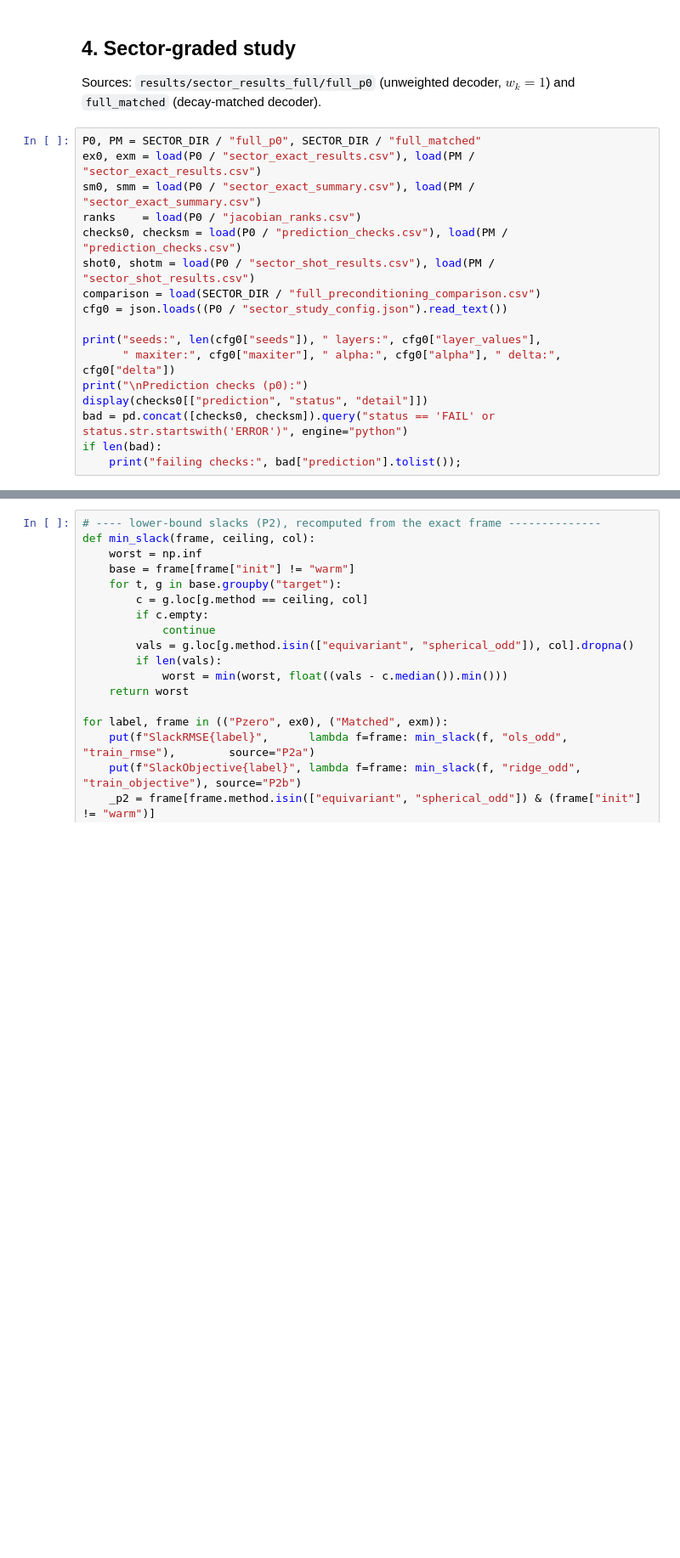
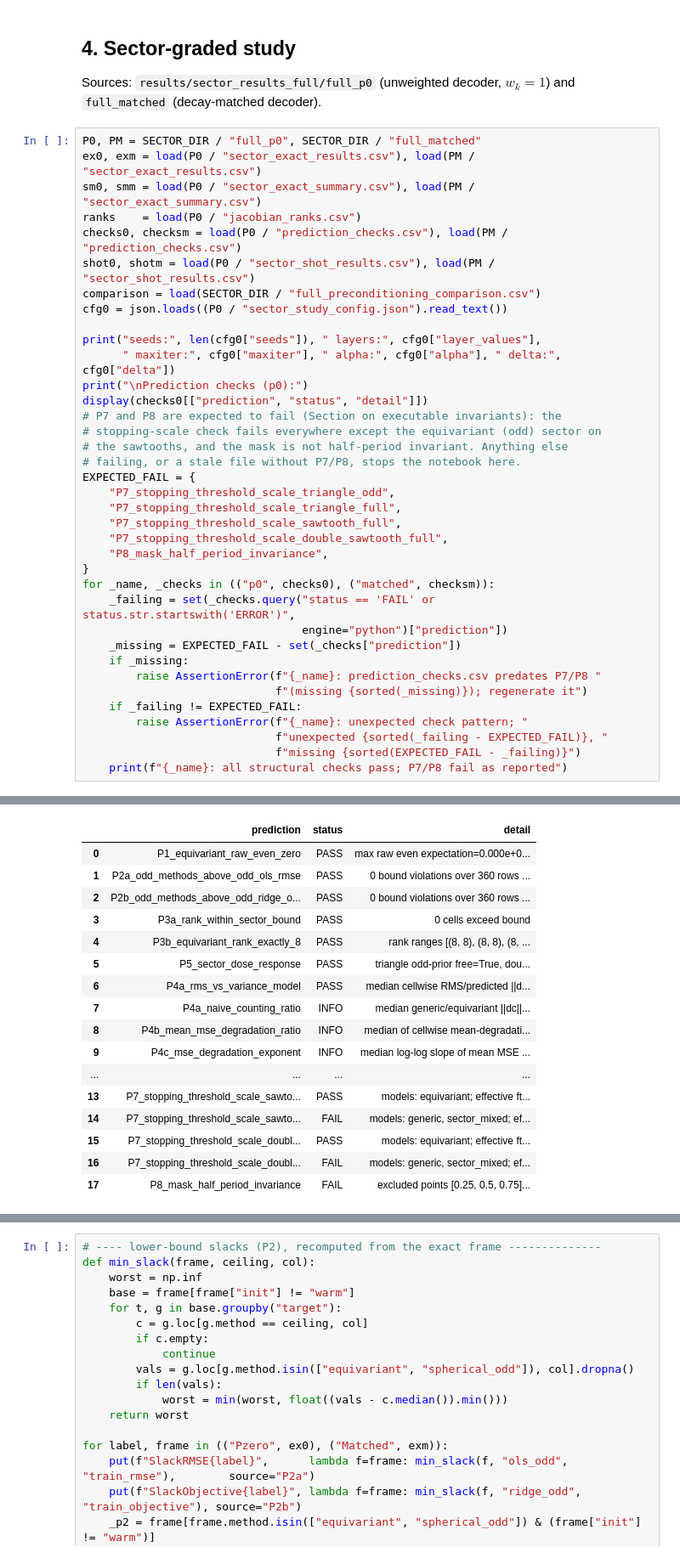
Before and after one commit to LiraCurri/ckks-vqa-diagnostic, a Jupyter notebook: notebooks/paper2_analysis.ipynb, the cells around one changed output, grey strips where cells are left out. Shown at 85% size. Drawn from its saved outputs; the diff is of its cells as text; blank space fills up the shorter version.

```diff
--- a/notebooks/paper2_analysis.ipynb
+++ b/notebooks/paper2_analysis.ipynb
@@ -207,6 +215,27 @@ print("seeds:", len(cfg0["seeds"]), " layers:", cfg0["layer_values"],
       " maxiter:", cfg0["maxiter"], " alpha:", cfg0["alpha"], " delta:", cfg0["delta"])
 print("\nPrediction checks (p0):")
 display(checks0[["prediction", "status", "detail"]])
-bad = pd.concat([checks0, checksm]).query("status == 'FAIL' or status.str.startswith('ERROR')", engine="python")
-if len(bad):
-    print("failing checks:", bad["prediction"].tolist());
+# P7 and P8 are expected to fail (Section on executable invariants): the
+# stopping-scale check fails everywhere except the equivariant (odd) sector on
+# the sawtooths, and the mask is not half-period invariant. Anything else
+# failing, or a stale file without P7/P8, stops the notebook here.
+EXPECTED_FAIL = {
+    "P7_stopping_threshold_scale_triangle_odd",
+    "P7_stopping_threshold_scale_triangle_full",
+    "P7_stopping_threshold_scale_sawtooth_full",
+    "P7_stopping_threshold_scale_double_sawtooth_full",
+    "P8_mask_half_period_invariance",
+}
+for _name, _checks in (("p0", checks0), ("matched", checksm)):
+    _failing = set(_checks.query("status == 'FAIL' or status.str.startswith('ERROR')",
+                                 engine="python")["prediction"])
+    _missing = EXPECTED_FAIL - set(_checks["prediction"])
+    if _missing:
+        raise AssertionError(f"{_name}: prediction_checks.csv predates P7/P8 "
+                             f"(missing {sorted(_missing)}); regenerate it")
+    if _failing != EXPECTED_FAIL:
+        raise AssertionError(f"{_name}: unexpected check pattern; "
+                             f"unexpected {sorted(_failing - EXPECTED_FAIL)}, "
+                             f"missing {sorted(EXPECTED_FAIL - _failing)}")
+    print(f"{_name}: all structural checks pass; P7/P8 fail as reported")
+# %% [output]
@@ -212,0 +245,17 @@ if len(bad):
+|  | prediction | status | detail |
+| 0 | P1_equivariant_raw_even_zero | PASS | max raw even expectation=0.000e+0... |
+| 1 | P2a_odd_methods_above_odd_ols_rmse | PASS | 0 bound violations over 360 rows ... |
+| 2 | P2b_odd_methods_above_odd_ridge_o... | PASS | 0 bound violations over 360 rows ... |
+| 3 | P3a_rank_within_sector_bound | PASS | 0 cells exceed bound |
+| 4 | P3b_equivariant_rank_exactly_8 | PASS | rank ranges [(8, 8), (8, 8), (8, ... |
+| 5 | P5_sector_dose_response | PASS | triangle odd-prior free=True, dou... |
+| 6 | P4a_rms_vs_variance_model | PASS | median cellwise RMS/predicted ||d... |
+| 7 | P4a_naive_counting_ratio | INFO | median generic/equivariant ||dc||... |
+| 8 | P4b_mean_mse_degradation_ratio | INFO | median of cellwise mean-degradati... |
+| 9 | P4c_mse_degradation_exponent | INFO | median log-log slope of mean MSE ... |
+| ... | ... | ... | ... |
+| 13 | P7_stopping_threshold_scale_sawto... | PASS | models: equivariant; effective ft... |
+| 14 | P7_stopping_threshold_scale_sawto... | FAIL | models: generic, sector_mixed; ef... |
+| 15 | P7_stopping_threshold_scale_doubl... | PASS | models: equivariant; effective ft... |
+| 16 | P7_stopping_threshold_scale_doubl... | FAIL | models: generic, sector_mixed; ef... |
+| 17 | P8_mask_half_period_invariance | FAIL | excluded points [0.25, 0.5, 0.75]... |
```
Also changed, not shown: parts of 24 cells of this notebook, 14 other files.
